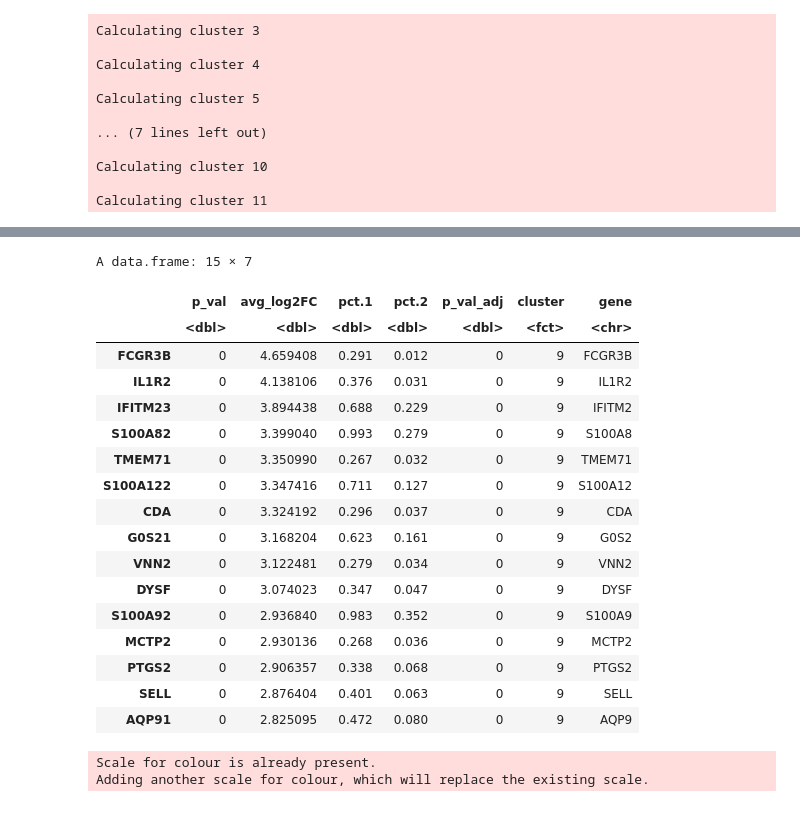
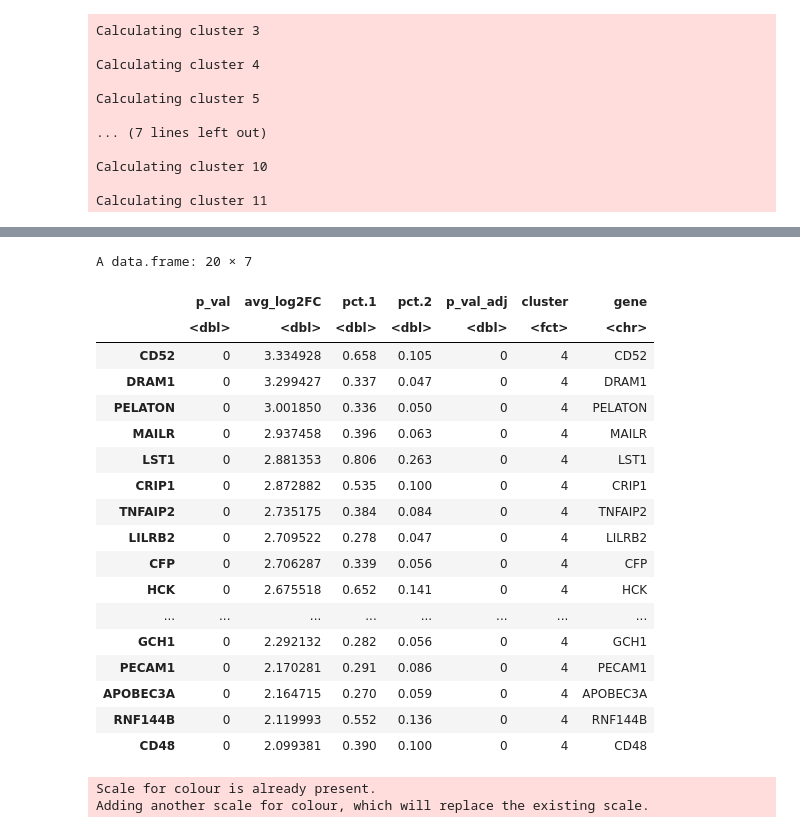
Before and after one commit to bao-mathmod/Gliomas, a Jupyter notebook: 04.upstream/4.3_scRNA/03.subclustering/myeloid/01_1_myeloid_eda.ipynb, the cells around one changed output, grey strips where cells are left out. Cells and saved outputs as stored; diff of their text form; code cells hidden in the pictures.

```diff
--- a/04.upstream/4.3_scRNA/03.subclustering/myeloid/01_1_myeloid_eda.ipynb
+++ b/04.upstream/4.3_scRNA/03.subclustering/myeloid/01_1_myeloid_eda.ipynb
@@ -204,0 +226,10 @@ A data.frame: 15 × 7
+# %%
+# Find all markers for all clusters
+all_markers_4 <- FindAllMarkers(
+  object = myeloid,
+  assay = "SCT",
+  only.pos = TRUE,
+  min.pct = 0.25,
+  logfc.threshold = 0.25,
+  test.use = "wilcox"
+)
@@ -204,0 +250,10 @@ A data.frame: 15 × 7
+# %%
+cluster0_4 <- all_markers_4 %>% filter(cluster == 0) %>% arrange(desc(avg_log2FC))
+cluster1_4 <- all_markers_4 %>% filter(cluster == 1) %>% arrange(desc(avg_log2FC))
+cluster2_4 <- all_markers_4 %>% filter(cluster == 2) %>% arrange(desc(avg_log2FC))
+cluster3_4 <- all_markers_4 %>% filter(cluster == 3) %>% arrange(desc(avg_log2FC))
+cluster4_4 <- all_markers_4 %>% filter(cluster == 4) %>% arrange(desc(avg_log2FC))
+cluster5_4 <- all_markers_4 %>% filter(cluster == 5) %>% arrange(desc(avg_log2FC))
+cluster6_4 <- all_markers_4 %>% filter(cluster == 6) %>% arrange(desc(avg_log2FC))
+cluster7_4 <- all_markers_4 %>% filter(cluster == 7) %>% arrange(desc(avg_log2FC))
+cluster8_4 <- all_markers_4 %>% filter(cluster == 8) %>% arrange(desc(avg_log2FC))
@@ -210,24 +323,25 @@ p1 | p2
 # %%
-cluster9 |> head(15)
+cluster4_4 |> head(20)
 # %% [output]
-A data.frame: 15 × 7
+A data.frame: 20 × 7
 |  | p_val | avg_log2FC | pct.1 | pct.2 | p_val_adj | cluster | gene |
 |  | <dbl> | <dbl> | <dbl> | <dbl> | <dbl> | <fct> | <chr> |
-| FCGR3B | 0 | 4.659408 | 0.291 | 0.012 | 0 | 9 | FCGR3B |
-| IL1R2 | 0 | 4.138106 | 0.376 | 0.031 | 0 | 9 | IL1R2 |
-| IFITM23 | 0 | 3.894438 | 0.688 | 0.229 | 0 | 9 | IFITM2 |
-| S100A82 | 0 | 3.399040 | 0.993 | 0.279 | 0 | 9 | S100A8 |
-| TMEM71 | 0 | 3.350990 | 0.267 | 0.032 | 0 | 9 | TMEM71 |
-| S100A122 | 0 | 3.347416 | 0.711 | 0.127 | 0 | 9 | S100A12 |
-| CDA | 0 | 3.324192 | 0.296 | 0.037 | 0 | 9 | CDA |
-| G0S21 | 0 | 3.168204 | 0.623 | 0.161 | 0 | 9 | G0S2 |
-| VNN2 | 0 | 3.122481 | 0.279 | 0.034 | 0 | 9 | VNN2 |
-| DYSF | 0 | 3.074023 | 0.347 | 0.047 | 0 | 9 | DYSF |
-| S100A92 | 0 | 2.936840 | 0.983 | 0.352 | 0 | 9 | S100A9 |
-| MCTP2 | 0 | 2.930136 | 0.268 | 0.036 | 0 | 9 | MCTP2 |
-| PTGS2 | 0 | 2.906357 | 0.338 | 0.068 | 0 | 9 | PTGS2 |
-| SELL | 0 | 2.876404 | 0.401 | 0.063 | 0 | 9 | SELL |
-| AQP91 | 0 | 2.825095 | 0.472 | 0.080 | 0 | 9 | AQP9 |
+| CD52 | 0 | 3.334928 | 0.658 | 0.105 | 0 | 4 | CD52 |
+| DRAM1 | 0 | 3.299427 | 0.337 | 0.047 | 0 | 4 | DRAM1 |
+| PELATON | 0 | 3.001850 | 0.336 | 0.050 | 0 | 4 | PELATON |
+| MAILR | 0 | 2.937458 | 0.396 | 0.063 | 0 | 4 | MAILR |
+| LST1 | 0 | 2.881353 | 0.806 | 0.263 | 0 | 4 | LST1 |
+| CRIP1 | 0 | 2.872882 | 0.535 | 0.100 | 0 | 4 | CRIP1 |
+| TNFAIP2 | 0 | 2.735175 | 0.384 | 0.084 | 0 | 4 | TNFAIP2 |
+| LILRB2 | 0 | 2.709522 | 0.278 | 0.047 | 0 | 4 | LILRB2 |
+| CFP | 0 | 2.706287 | 0.339 | 0.056 | 0 | 4 | CFP |
+| HCK | 0 | 2.675518 | 0.652 | 0.141 | 0 | 4 | HCK |
+| ... | ... | ... | ... | ... | ... | ... | ... |
+| GCH1 | 0 | 2.292132 | 0.282 | 0.056 | 0 | 4 | GCH1 |
+| PECAM1 | 0 | 2.170281 | 0.291 | 0.086 | 0 | 4 | PECAM1 |
+| APOBEC3A | 0 | 2.164715 | 0.270 | 0.059 | 0 | 4 | APOBEC3A |
+| RNF144B | 0 | 2.119993 | 0.552 | 0.136 | 0 | 4 | RNF144B |
+| CD48 | 0 | 2.099381 | 0.390 | 0.100 | 0 | 4 | CD48 |
 # %%
 # Get top 6 markers from cluster 16
 top_markers <- cluster1$gene[11:15]
```
Also changed, not shown: parts of 20 cells of this notebook, 1 other file.
